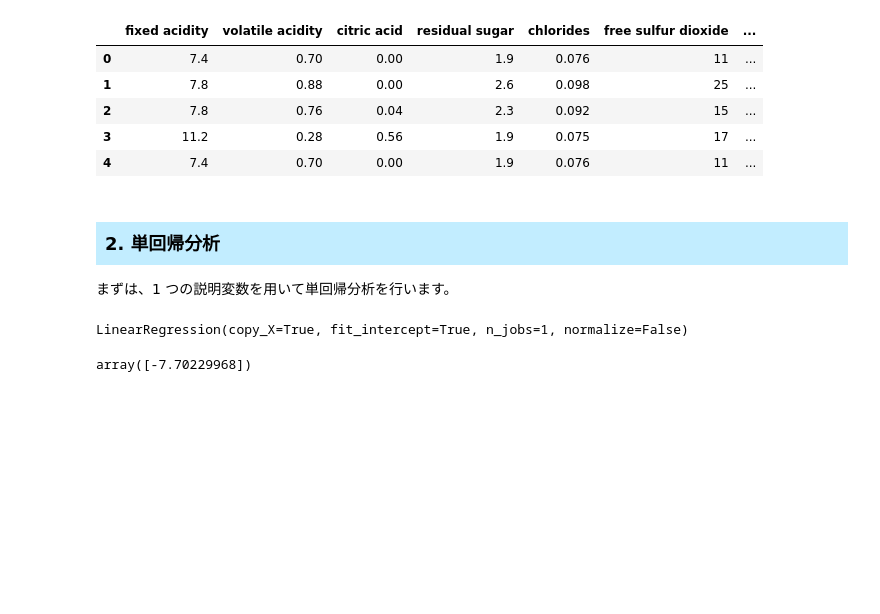
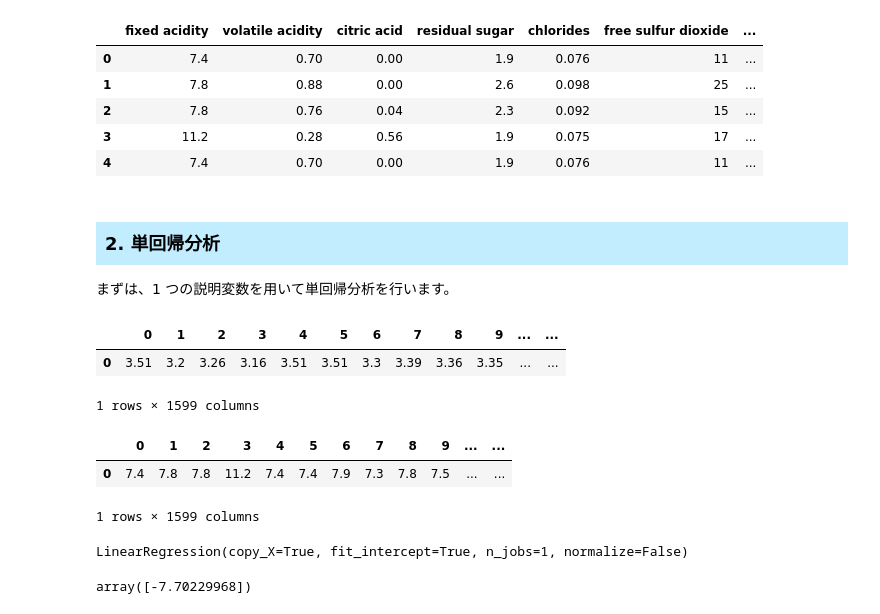
Before and after one commit to chemo-wakate/tutorial-6th, a Jupyter notebook: beginner/LinearAndMultipleRegressions.ipynb, the cells around one changed output. Drawn from its saved outputs; the diff is of its cells as text; code cells hidden in the pictures; blank space fills up the shorter version.

```diff
--- a/beginner/LinearAndMultipleRegressions.ipynb
+++ b/beginner/LinearAndMultipleRegressions.ipynb
@@ -68,9 +68,3 @@ df1.head()
 # sklearn.linear_model.LinearRegression クラスを読み込み
 from sklearn import linear_model
 clf = linear_model.LinearRegression()
-
-X = df1.loc[:, ['pH']].as_matrix() # 説明変数 = pH
-Y = df1['fixed acidity'].as_matrix() # 目的変数 = fixed acidity
-clf.fit(X, Y) # 予測モデルを作成
-# %% [output]
-LinearRegression(copy_X=True, fit_intercept=True, n_jobs=1, normalize=False)
@@ -76,0 +73,6 @@ LinearRegression(copy_X=True, fit_intercept=True, n_jobs=1, normalize=False)
+# %%
+pd.DataFrame(X).T # 中身の確認
+# %% [output]
+|  | 0 | 1 | 2 | 3 | 4 | 5 | 6 | 7 | 8 | 9 | ... | ... |
+| 0 | 3.51 | 3.2 | 3.26 | 3.16 | 3.51 | 3.51 | 3.3 | 3.39 | 3.36 | 3.35 | ... | ... |
+1 rows × 1599 columns
@@ -77,3 +81,13 @@ LinearRegression(copy_X=True, fit_intercept=True, n_jobs=1, normalize=False)
+# %%
+pd.DataFrame(Y).T # 中身の確認
+# %% [output]
+|  | 0 | 1 | 2 | 3 | 4 | 5 | 6 | 7 | 8 | 9 | ... | ... |
+| 0 | 7.4 | 7.8 | 7.8 | 11.2 | 7.4 | 7.4 | 7.9 | 7.3 | 7.8 | 7.5 | ... | ... |
+1 rows × 1599 columns
+# %%
+clf.fit(X, Y) # 予測モデルを作成
+# %% [output]
+LinearRegression(copy_X=True, fit_intercept=True, n_jobs=1, normalize=False)
 # %%
 # 回帰係数
 clf.coef_
```
Also changed, not shown: parts of 4 cells of this notebook, 1 other file.
